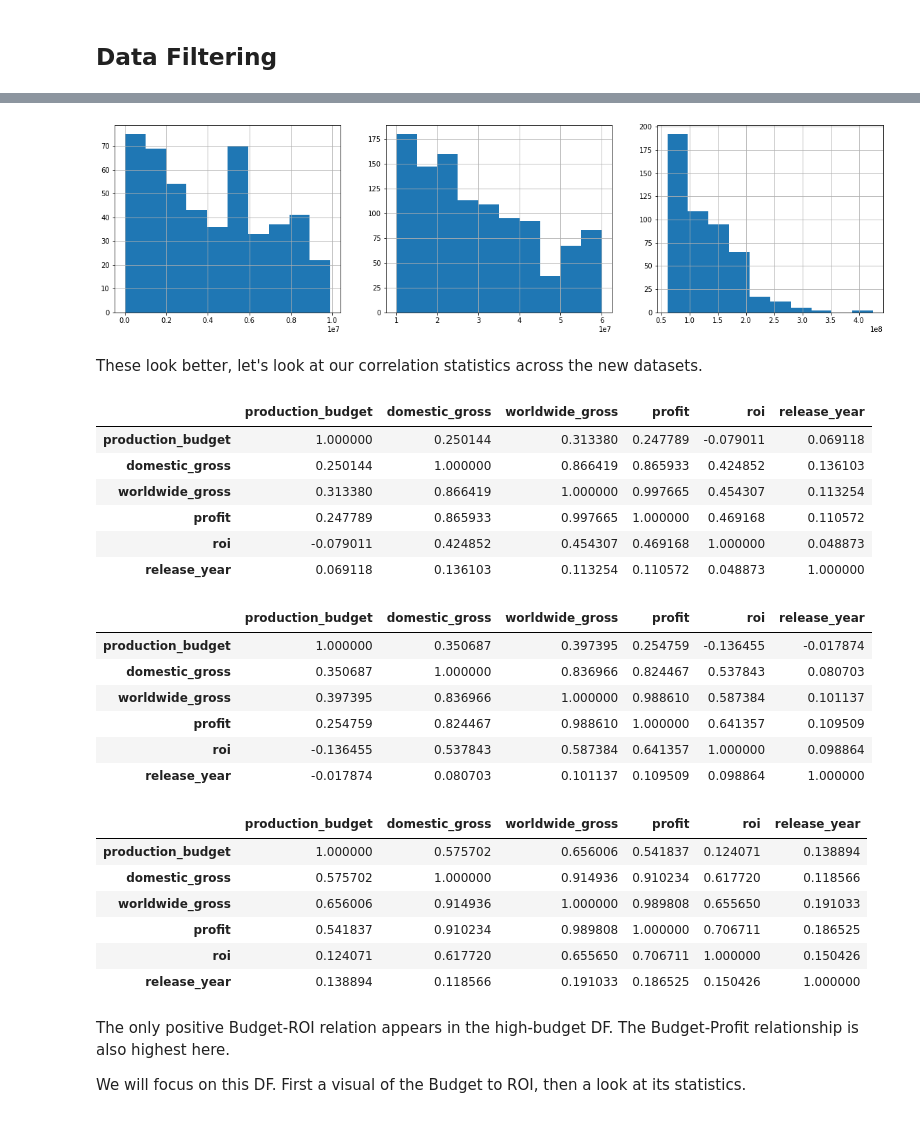
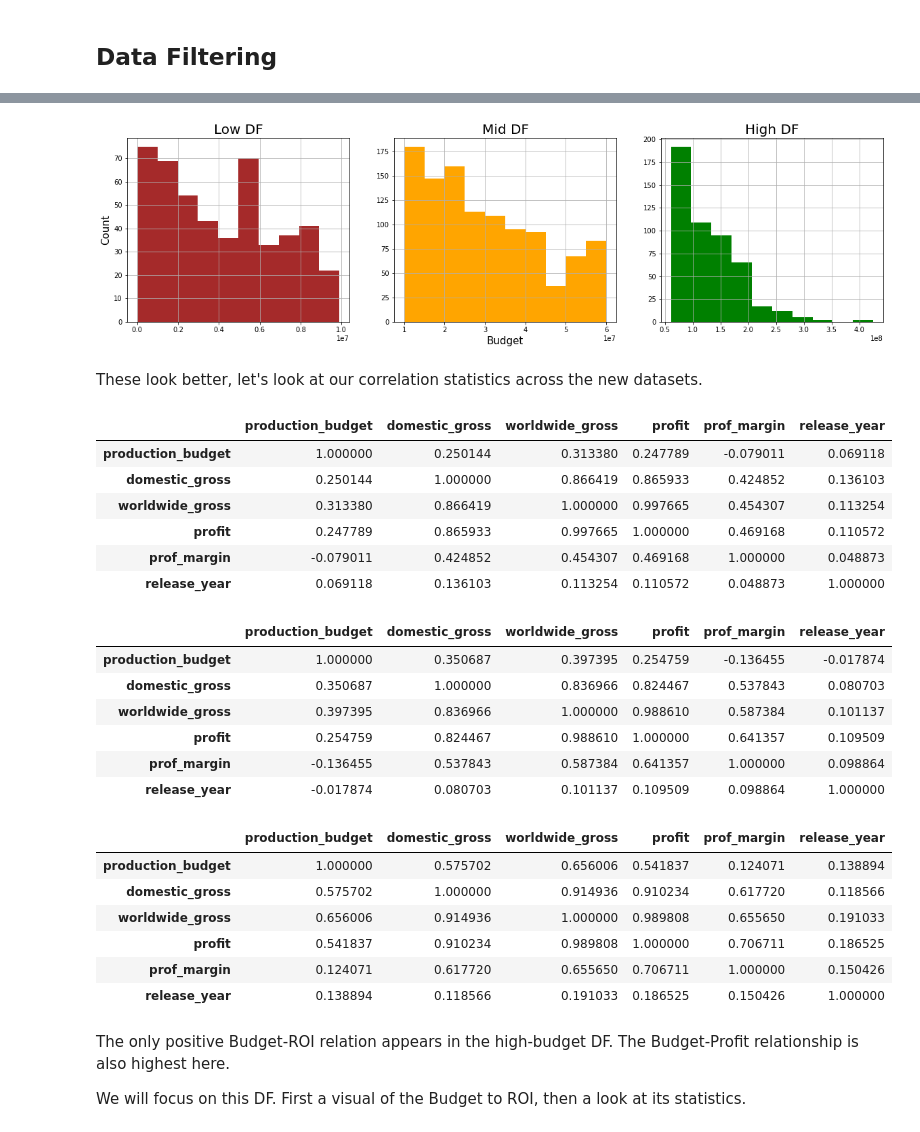
Before and after one commit to soohyunnie/avocoder-group-3-movie-analysis, a Jupyter notebook: Seth_Current_WB.ipynb, the cells around one changed output, grey strips where cells are left out. Cells and saved outputs as stored; diff of their text form; code cells hidden in the pictures.

```diff
--- a/Seth_Current_WB.ipynb
+++ b/Seth_Current_WB.ipynb
@@ -65,7 +68,8 @@ df['worldwide_gross'] = df['worldwide_gross'].replace(0, pd.np.nan)
 df = df.dropna()
 # %%
 df['profit'] = df['worldwide_gross'] - df['production_budget']
-df['roi'] = round(((df['profit']/df['worldwide_gross']) * 100), 2)
+df['prof_margin'] = round(((df['profit']/df['worldwide_gross']) * 100), 2)
+# We're using the below function to isolate the release year from the release date
 df['release_year'] = df['release_date'].map(lambda x: int(x[-4:]))
 # %%
 # Anything older than the year 2005 will be removed, so we have a 10 year scope, using the last decade.
@@ -88,8 +92,9 @@ Data columns (total 8 columns):
 dtypes: float64(5), int64(1), object(2)
 memory usage: 215.9+ KB
 # %%
-# Removing anything with a negative roi
-filtered_df = filtered_df[filtered_df['roi'] >= 0]
+# Removing anything with a negative profit margin as we are looking for the average profitable films.
+# Negative profit margins don't do our dataset any good
+filtered_df = filtered_df[filtered_df['prof_margin'] >= 0]
 filtered_df.info()
 # %% [output]
 <class 'pandas.core.frame.DataFrame'>
@@ -147,35 +162,42 @@ filtered_df_high = filtered_df[(filtered_df['production_budget'] > filt_75_perce
 # %%
 fig, axs = plt.subplots(1,3)
-filtered_df_low['production_budget'].hist(ax=axs[0],figsize=(20,5))
-filtered_df_mid['production_budget'].hist(ax=axs[1],figsize=(20,5))
-filtered_df_high['production_budget'].hist(ax=axs[2],figsize=(20,5));
+filtered_df_low['production_budget'].hist(ax=axs[0],figsize=(20,5),color='brown')
+filtered_df_mid['production_budget'].hist(ax=axs[1],figsize=(20,5),color='orange')
+filtered_df_high['production_budget'].hist(ax=axs[2],figsize=(20,5),color='green')
+axs[0].set_title('Low DF',fontsize=20)
+axs[0].set_ylabel('Count',fontsize=15)
+axs[1].set_title('Mid DF',fontsize=20)
+axs[1].set_xlabel('Budget',fontsize=15)
+axs[2].set_title('High DF',fontsize=20);
+
+plt.savefig('images/DataFramesThreeBudgets')
 # %% [output]
-[figure, old version]
+[figure, new version]
 # %% [markdown]
 These look better, let's look at our correlation statistics across the new datasets.
 # %%
 display(filtered_df_low.corr(), filtered_df_mid.corr(), filtered_df_high.corr())
 # %% [output]
-|  | production_budget | domestic_gross | worldwide_gross | profit | roi | release_year |
+|  | production_budget | domestic_gross | worldwide_gross | profit | prof_margin | release_year |
 | production_budget | 1.000000 | 0.250144 | 0.313380 | 0.247789 | -0.079011 | 0.069118 |
 | domestic_gross | 0.250144 | 1.000000 | 0.866419 | 0.865933 | 0.424852 | 0.136103 |
 | worldwide_gross | 0.313380 | 0.866419 | 1.000000 | 0.997665 | 0.454307 | 0.113254 |
 | profit | 0.247789 | 0.865933 | 0.997665 | 1.000000 | 0.469168 | 0.110572 |
-| roi | -0.079011 | 0.424852 | 0.454307 | 0.469168 | 1.000000 | 0.048873 |
+| prof_margin | -0.079011 | 0.424852 | 0.454307 | 0.469168 | 1.000000 | 0.048873 |
 | release_year | 0.069118 | 0.136103 | 0.113254 | 0.110572 | 0.048873 | 1.000000 |
-|  | production_budget | domestic_gross | worldwide_gross | profit | roi | release_year |
+|  | production_budget | domestic_gross | worldwide_gross | profit | prof_margin | release_year |
 | production_budget | 1.000000 | 0.350687 | 0.397395 | 0.254759 | -0.136455 | -0.017874 |
 | domestic_gross | 0.350687 | 1.000000 | 0.836966 | 0.824467 | 0.537843 | 0.080703 |
 | worldwide_gross | 0.397395 | 0.836966 | 1.000000 | 0.988610 | 0.587384 | 0.101137 |
 | profit | 0.254759 | 0.824467 | 0.988610 | 1.000000 | 0.641357 | 0.109509 |
-| roi | -0.136455 | 0.537843 | 0.587384 | 0.641357 | 1.000000 | 0.098864 |
+| prof_margin | -0.136455 | 0.537843 | 0.587384 | 0.641357 | 1.000000 | 0.098864 |
 | release_year | -0.017874 | 0.080703 | 0.101137 | 0.109509 | 0.098864 | 1.000000 |
-|  | production_budget | domestic_gross | worldwide_gross | profit | roi | release_year |
+|  | production_budget | domestic_gross | worldwide_gross | profit | prof_margin | release_year |
 | production_budget | 1.000000 | 0.575702 | 0.656006 | 0.541837 | 0.124071 | 0.138894 |
 | domestic_gross | 0.575702 | 1.000000 | 0.914936 | 0.910234 | 0.617720 | 0.118566 |
 | worldwide_gross | 0.656006 | 0.914936 | 1.000000 | 0.989808 | 0.655650 | 0.191033 |
 | profit | 0.541837 | 0.910234 | 0.989808 | 1.000000 | 0.706711 | 0.186525 |
-| roi | 0.124071 | 0.617720 | 0.655650 | 0.706711 | 1.000000 | 0.150426 |
+| prof_margin | 0.124071 | 0.617720 | 0.655650 | 0.706711 | 1.000000 | 0.150426 |
 | release_year | 0.138894 | 0.118566 | 0.191033 | 0.186525 | 0.150426 | 1.000000 |
 # %% [markdown]
 The only positive Budget-ROI relation appears in the high-budget DF. The Budget-Profit relationship is also highest here.
```
Also changed, not shown: parts of 14 cells of this notebook, 1 other file.
